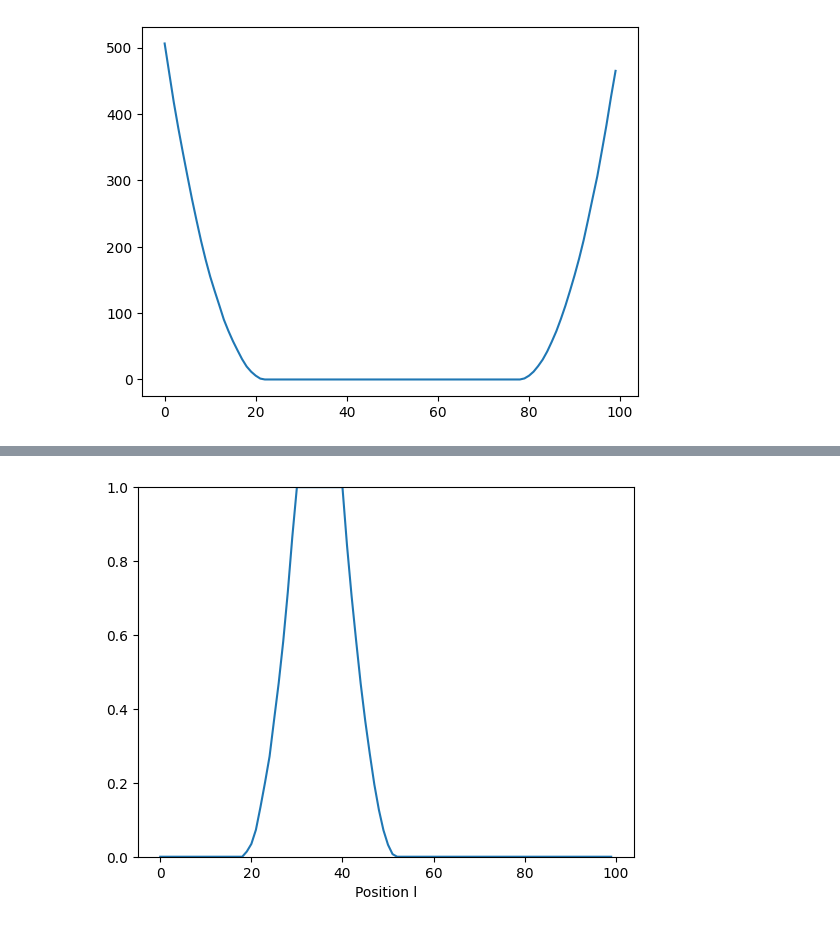
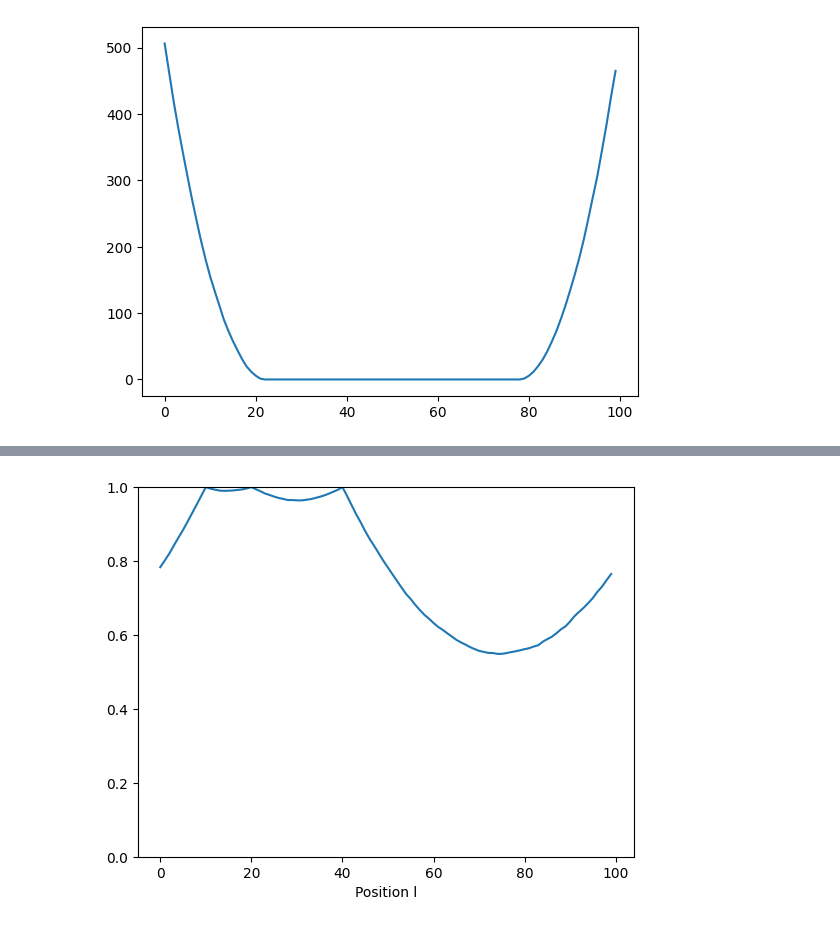
Before and after one commit to leonlufkin/Localization, a Jupyter notebook: thoughts/thoughts.ipynb, the cells around one changed output, grey strips where cells are left out. Saved outputs shown, nothing was run; the diff lists cells and outputs as text; code cells hidden in the pictures.

```diff
--- a/thoughts/thoughts.ipynb
+++ b/thoughts/thoughts.ipynb
@@ -2,8 +2,8 @@
 import numpy as np
 import matplotlib.pyplot as plt
 # %%
-L = 20
-xi = 10 # L-1
+L = 100
+xi = 100 # L-1
 batch_size = 50000
 l_star = np.random.randint(low=0, high=L, size=batch_size) #+ 1
 # l_star = np.zeros(batch_size, dtype=int)
@@ -65,13 +65,13 @@ array([-2749.816, -2794.084, -2838.1  , -2877.328, -2914.036, -2949.484,
        -3099.088, -3073.888, -3046.   , -3014.416, -2981.74 , -2949.652,
        -2911.516, -2872.876, -2830.456, -2791.06 ])
 # %%
-a, b, c = 30, 39, 40
+a, b, c = 10, 20, 40
 p = X[(X[:, a] == 1) & (X[:, b] == 1) & (X[:, c] == 1)].mean(axis=0)
 _ = plt.plot(p)
 _ = plt.ylim(0, 1)
 _ = plt.xlabel('Position l')
 # %% [output]
-[figure, old version]
+[figure, new version]
 # %%
 p
 # %% [output]
```
Also changed, not shown: 8 other files.
